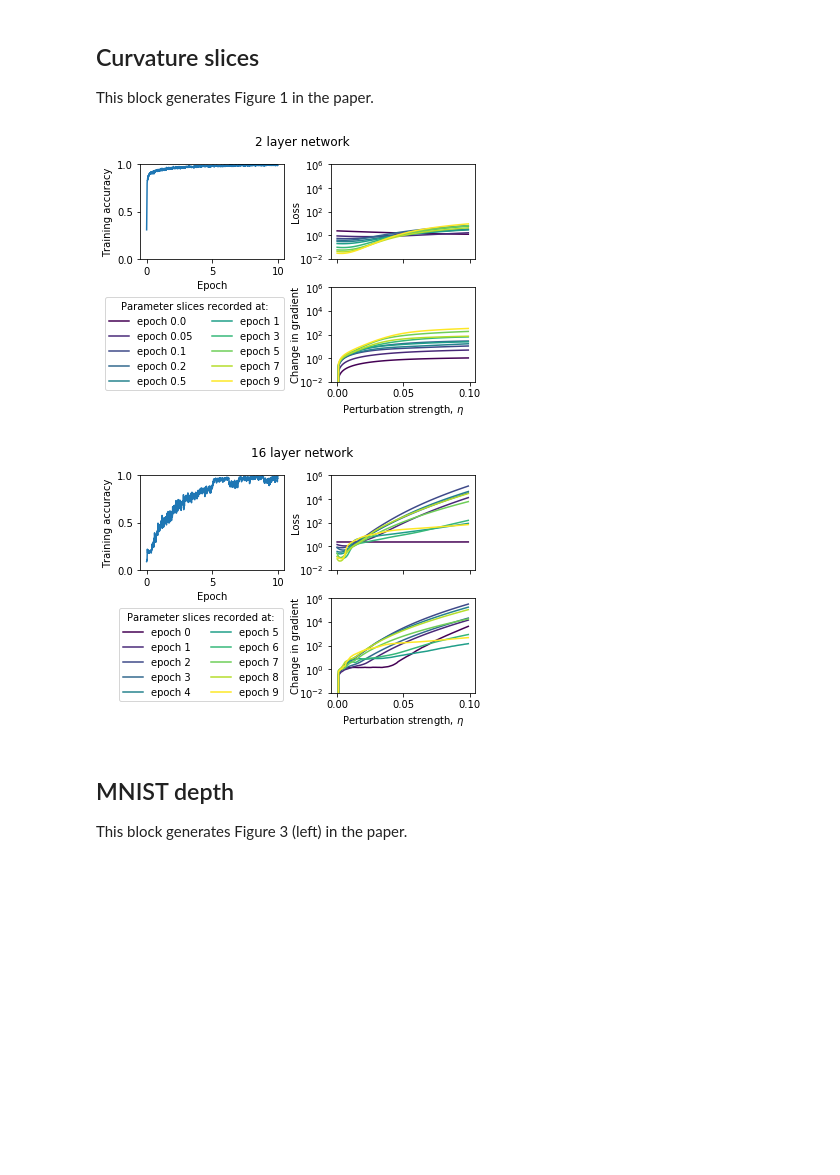
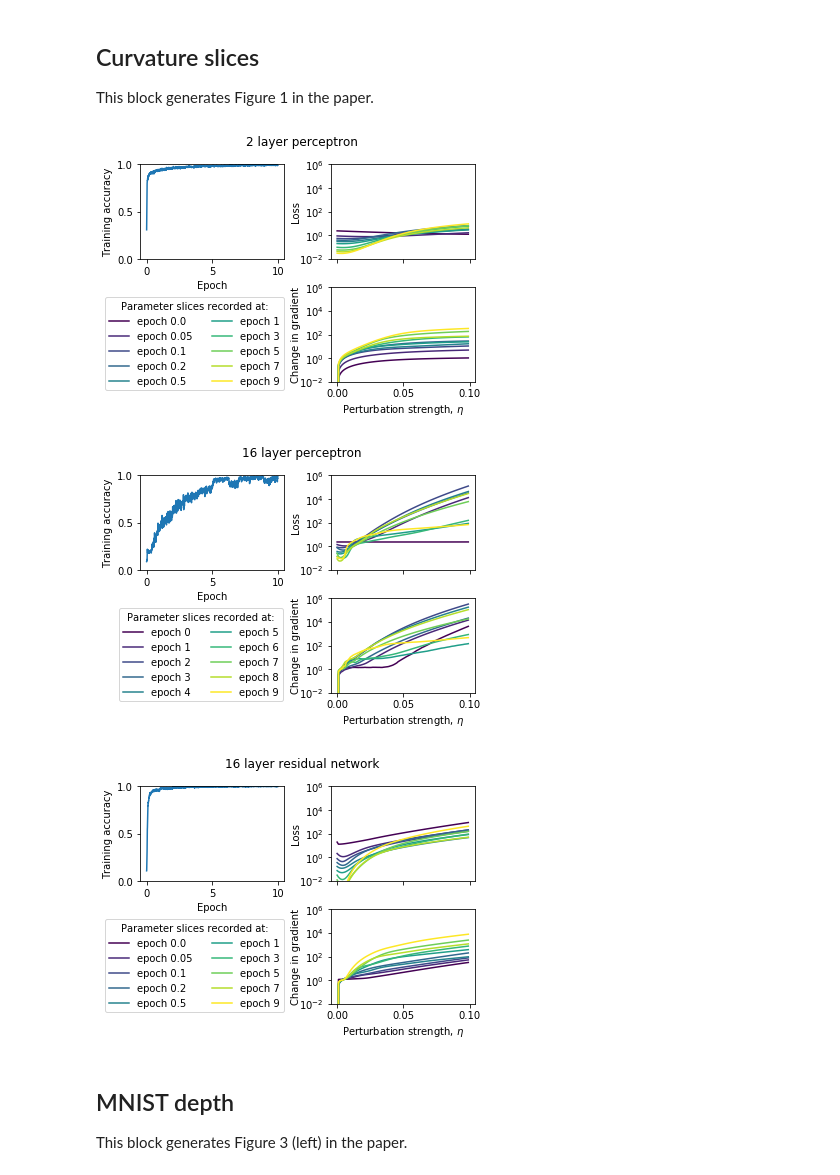
Before and after one commit to jxbz/fromage, a Jupyter notebook: make-plots/generate_plots.ipynb, the cells around one changed output. Saved outputs shown, nothing was run; the diff lists cells and outputs as text; code cells hidden in the pictures; blank space fills up the shorter version.

Commit message:
added residual plot

```diff
--- a/make-plots/generate_plots.ipynb
+++ b/make-plots/generate_plots.ipynb
@@ -27,12 +27,17 @@ def moving_average(x, w):
 ## Curvature slices
 This block generates Figure 1 in the paper.
 # %%
-for depth in [1,15]:
+for depth, residual in [(1,False), (15,False), (15,True)]:
     num_steps=100
     epochs=10
-    grad_changes = np.load(f'logs/mnist-curvature/depth{depth}_grad_changes.npy',allow_pickle=True)[0:10]
-    loss_slices = np.load(f'logs/mnist-curvature/depth{depth}_loss_slices.npy',allow_pickle=True)[0:10]
-    training_acc = np.load(f'logs/mnist-curvature/depth{depth}_training_acc.npy',allow_pickle=True)[0:240*10]
+    if residual:
+        grad_changes = np.load(f'logs/mnist-curvature/residual{residual}_depth{depth}_grad_changes.npy',allow_pickle=True)[0:10]
+        loss_slices = np.load(f'logs/mnist-curvature/residual{residual}_depth{depth}_loss_slices.npy',allow_pickle=True)[0:10]
+        training_acc = np.load(f'logs/mnist-curvature/residual{residual}_depth{depth}_training_acc.npy',allow_pickle=True)[0:240*10]
+    else:
+        grad_changes = np.load(f'logs/mnist-curvature/depth{depth}_grad_changes.npy',allow_pickle=True)[0:10]
+        loss_slices = np.load(f'logs/mnist-curvature/depth{depth}_loss_slices.npy',allow_pickle=True)[0:10]
+        training_acc = np.load(f'logs/mnist-curvature/depth{depth}_training_acc.npy',allow_pickle=True)[0:240*10]
     training_acc = moving_average(training_acc, w=5) # smooth the training acc since it's recorded on minibatches
     perturbation_list = np.array(range(num_steps))*0.001
 
@@ -43,41 +48,47 @@ for depth in [1,15]:
             ax.plot(perturbation_list, curve, color=colors[epoch])
 
     fig,a =  plt.subplots(2,2)
-    fig.suptitle(f'{depth+1} layer network') # We add one to the depth because the count does not include the output layer.
+    if residual:
+        fig.suptitle(f'{depth+1} layer residual network') # We add one to the depth because the count does not include the output layer.
+    else:
+        fig.suptitle(f'{depth+1} layer perceptron')
     a[0][0].plot(np.array(range(len(training_acc)))/240,training_acc)
     a[0][0].set_xlabel('Epoch')
     a[0][0].set_ylabel('Training accuracy')
     a[0][0].set_ylim(0.0,1)
     a[0][0].set_yticks([0.0,0.5,1])
 
     a[1][0].axis('off')
 
     ax_plot(a[0][1], loss_slices)
     a[0][1].set_ylabel('Loss')
     a[0][1].set_xticklabels([])
     a[0][1].set_yscale("log")
     a[0][1].yaxis.labelpad = -2.0
     a[0][1].set_yticks([0.01,1,100,10000,1000000])
+    a[0][1].set_ylim(10**-2,10**6)
 
     ax_plot(a[1][1], grad_changes)
     a[1][1].set_xlabel(r'Perturbation strength, $\eta$')
     a[1][1].set_ylabel('Change in gradient')
     a[1][1].set_yscale("log")
     a[1][1].set_yticks([0.01,1,100,10000,1000000])
     a[1][1].yaxis.labelpad = -2.0
-    if depth == 15:
+    a[1][1].set_ylim(10**-2,10**6)
+    if depth == 15 and not residual:
         a[1][1].legend(labels = ["epoch "+str(x) for x in range(epochs)], title="Parameter slices recorded at:", loc = 'center left', bbox_to_anchor=(-1.5, 0.4), ncol=2)
-    elif depth == 1:
+    else:
         epoch_list = [0.0, 0.05, 0.1, 0.2, 0.5, 1, 3, 5, 7, 9]
         a[1][1].legend(labels = ["epoch "+str(x) for x in epoch_list], title="Parameter slices recorded at:", loc = 'center left', bbox_to_anchor=(-1.6, 0.4), ncol=2)
 
     plt.subplots_adjust(wspace = 0.32,hspace=0.3)
 
-    plt.savefig(f"figures/curvature_depth{depth}.pdf", bbox_inches = 'tight', pad_inches = 0)
+    plt.savefig(f"figures/curvature_residual{residual}_depth{depth}.pdf", bbox_inches = 'tight', pad_inches = 0)
     plt.show()
 # %% [output]
-[figure, old version]
+[figure, new version]
-[figure, old version]
+[figure, new version]
+[figure, added]
 # %% [markdown]
 ## MNIST depth
 This block generates Figure 3 (left) in the paper.
```
Also changed, not shown: 11 other files.
